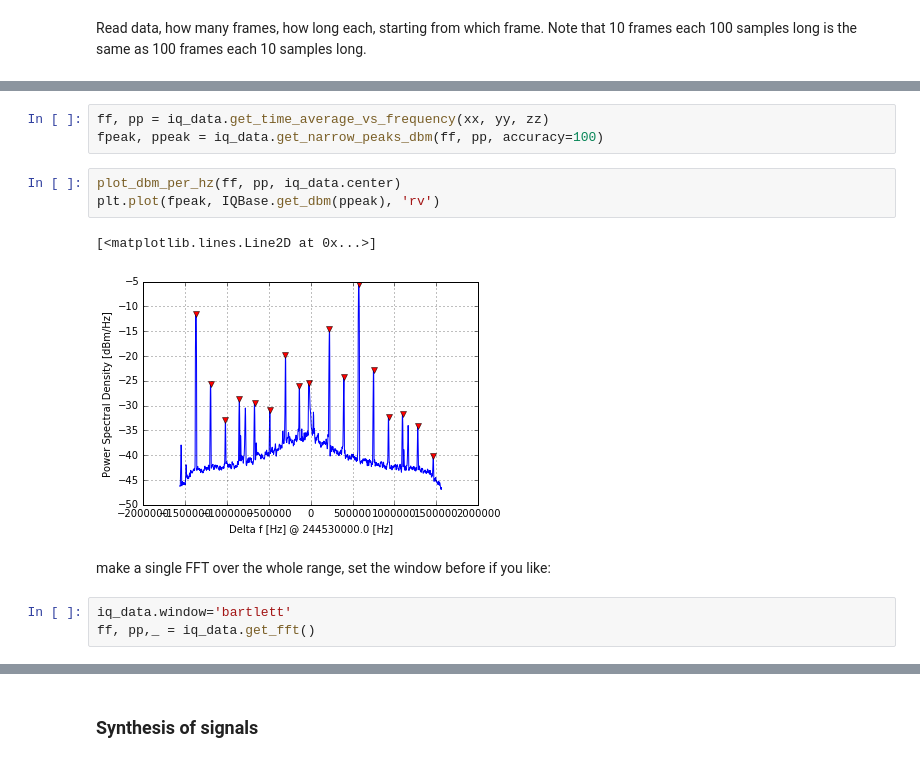
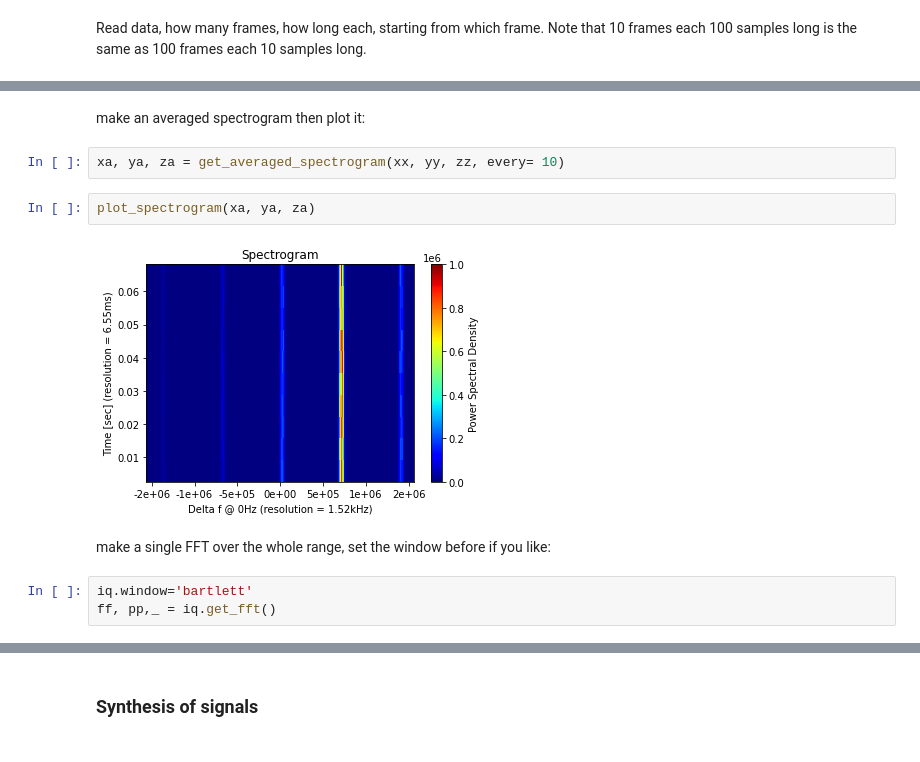
Before and after one commit to xaratustrah/iqtools, a Jupyter notebook: doc/quick_introduction_iqtools.ipynb, the cells around one changed output, grey strips where cells are left out. Saved outputs shown, nothing was run; the diff lists cells and outputs as text.

```diff
--- a/doc/quick_introduction_iqtools.ipynb
+++ b/doc/quick_introduction_iqtools.ipynb
@@ -78,14 +74,13 @@ make a 1D time average plot, then find its peaks:
-# %%
-ff, pp = iq_data.get_time_average_vs_frequency(xx, yy, zz)
-fpeak, ppeak = iq_data.get_narrow_peaks_dbm(ff, pp, accuracy=100)
-# %%
-plot_dbm_per_hz(ff, pp, iq_data.center)
-plt.plot(fpeak, IQBase.get_dbm(ppeak), 'rv')
-# %% [output]
-[<matplotlib.lines.Line2D at 0x...>]
-[figure, removed]
+# %% [markdown]
+make an averaged spectrogram then plot it:
+# %%
+xa, ya, za = get_averaged_spectrogram(xx, yy, zz, every= 10)
+# %%
+plot_spectrogram(xa, ya, za)
+# %% [output]
+[figure, added]
 # %% [markdown]
 make a single FFT over the whole range, set the window before if you like:
 # %%
-iq_data.window='bartlett'
-ff, pp,_ = iq_data.get_fft()
+iq.window='bartlett'
+ff, pp,_ = iq.get_fft()
```
Also changed, not shown: parts of 24 cells of this notebook, 2 other files.
